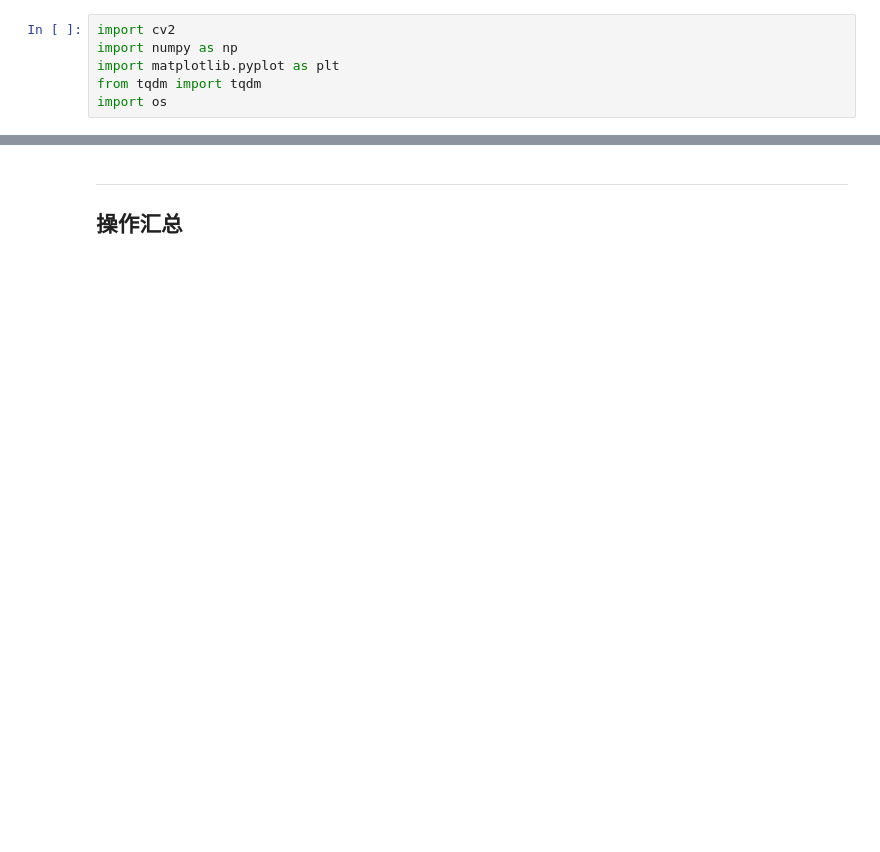
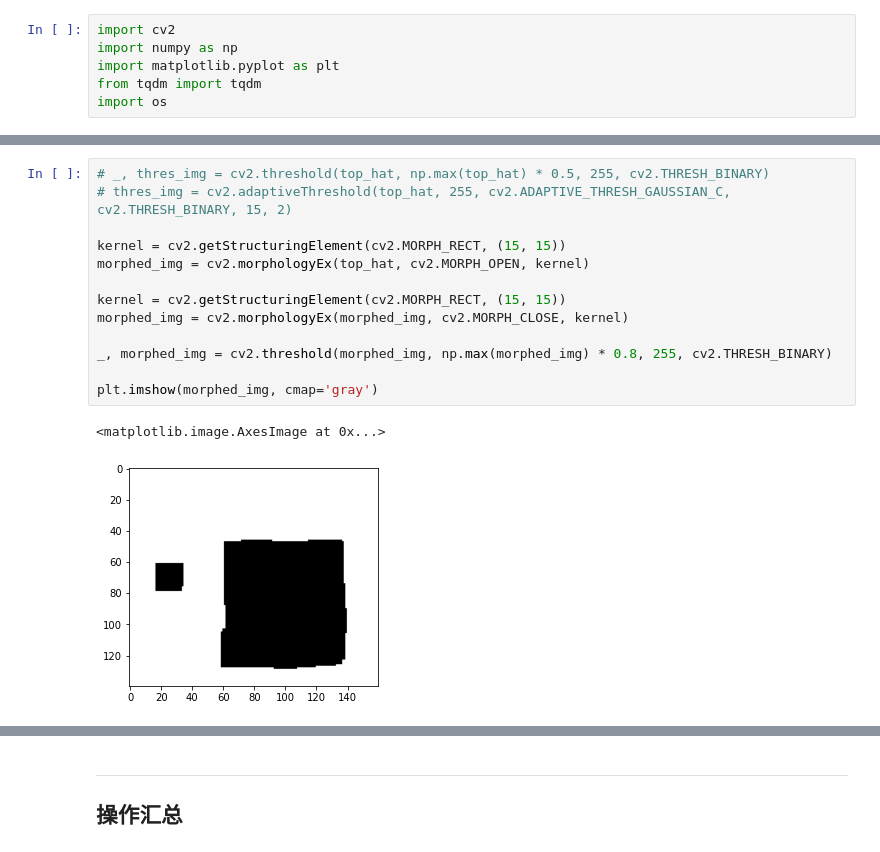
Before and after one commit to SpiritedAwayCN/2020-DIP-Final-Project, a Jupyter notebook: part2.ipynb, the cells around one changed output, grey strips where cells are left out. Cells and saved outputs as stored; diff of their text form; blank space fills up the shorter version.

```diff
--- a/part2.ipynb
+++ b/part2.ipynb
@@ -25,3 +35,19 @@ plt.imshow(morphed_img, cmap='gray')
+# %%
+# _, thres_img = cv2.threshold(top_hat, np.max(top_hat) * 0.5, 255, cv2.THRESH_BINARY)
+# thres_img = cv2.adaptiveThreshold(top_hat, 255, cv2.ADAPTIVE_THRESH_GAUSSIAN_C, cv2.THRESH_BINARY, 15, 2)
+
+kernel = cv2.getStructuringElement(cv2.MORPH_RECT, (15, 15))
+morphed_img = cv2.morphologyEx(top_hat, cv2.MORPH_OPEN, kernel)
+
+kernel = cv2.getStructuringElement(cv2.MORPH_RECT, (15, 15))
+morphed_img = cv2.morphologyEx(morphed_img, cv2.MORPH_CLOSE, kernel)
+
+_, morphed_img = cv2.threshold(morphed_img, np.max(morphed_img) * 0.8, 255, cv2.THRESH_BINARY)
+
+plt.imshow(morphed_img, cmap='gray')
+# %% [output]
+<matplotlib.image.AxesImage at 0x...>
+[figure, added]
 # %%
 canny = cv2.Canny(morphed_img, 80, 150)
 
```
Also changed, not shown: parts of 12 cells of this notebook, 2 other files.
